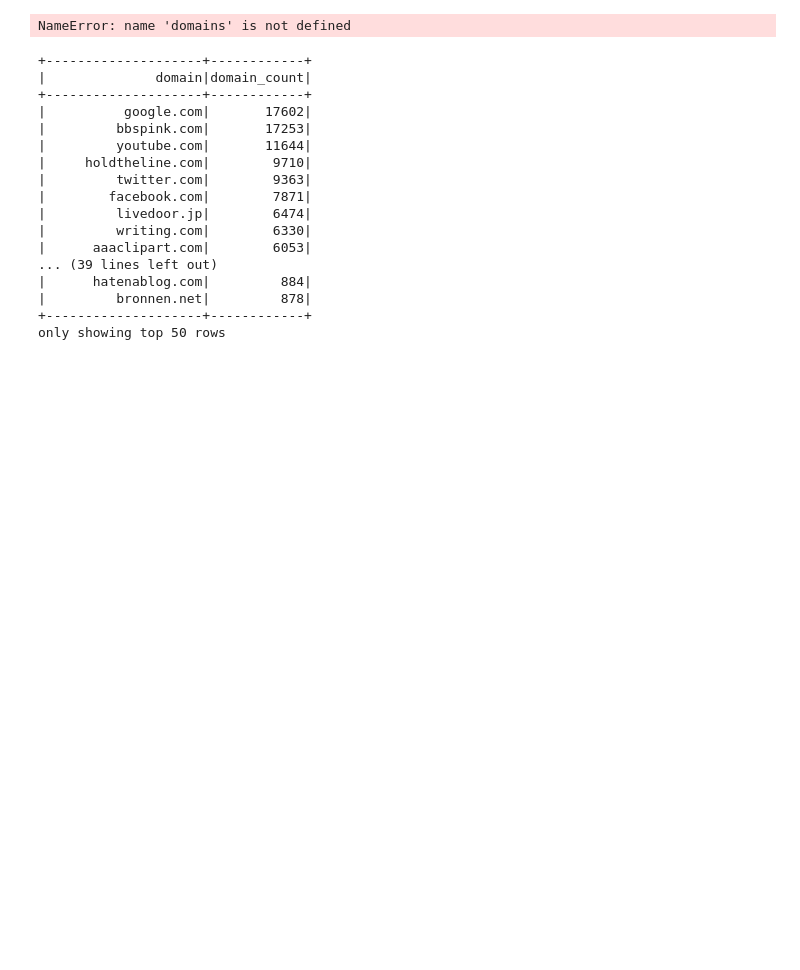
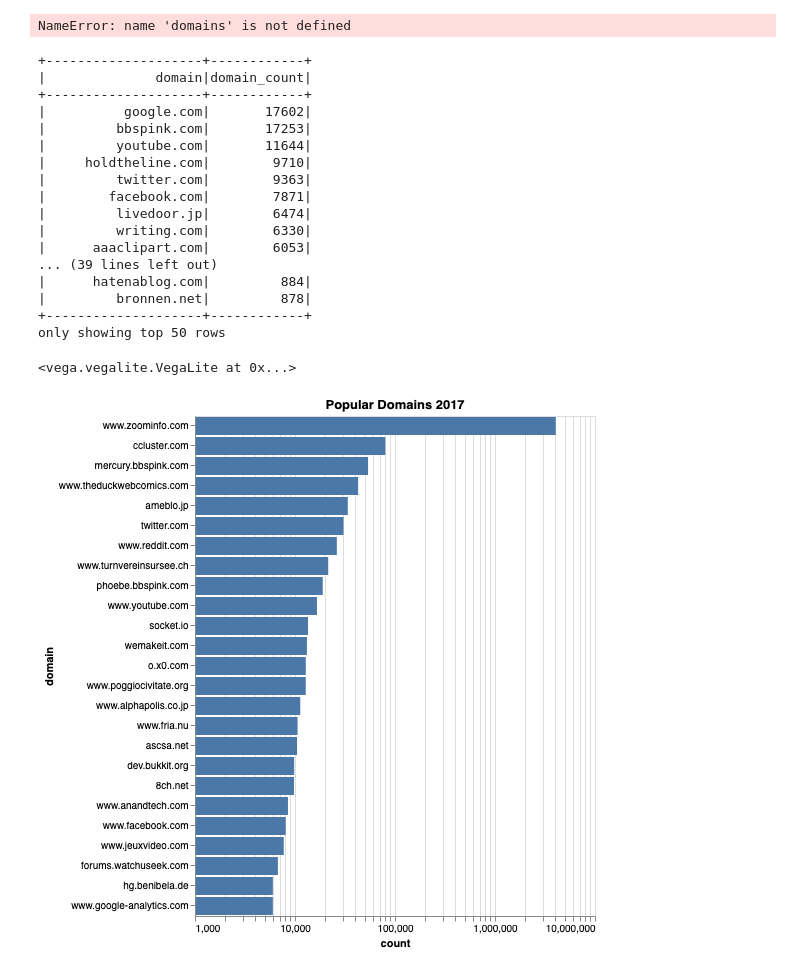
Before and after one commit to edsu/spn, a Jupyter notebook: notebooks/Domains.ipynb, the cells around one changed output. Cells and saved outputs as stored; diff of their text form; code cells hidden in the pictures; blank space fills up the shorter version.

```diff
--- a/notebooks/Domains.ipynb
+++ b/notebooks/Domains.ipynb
@@ -117,3 +117,22 @@ browsers.show(50)
 |         bronnen.net|         878|
 +--------------------+------------+
 only showing top 50 rows
+# %%
+import pandas
+import altair
+altair.renderers.enable('notebook')
+
+d2017 = pandas.read_csv('results/2017-10-25/domains.csv')
+x = d2017.sort_values(by=['count'], ascending=False)[0:25]
+
+chart = altair.Chart(x).mark_bar().encode(
+    altair.Y("domain:N", sort=altair.EncodingSortField(field="count", op="count", order='ascending')),
+    altair.X("count:Q", scale=altair.Scale(type='log', base=10))
+)
+
+chart = chart.properties(title="Popular Domains 2017")
+
+chart.display()
+# %% [output]
+<vega.vegalite.VegaLite at 0x...>
+[figure, added]
```
Also changed, not shown: parts of 2 cells of this notebook, 12 other files.
